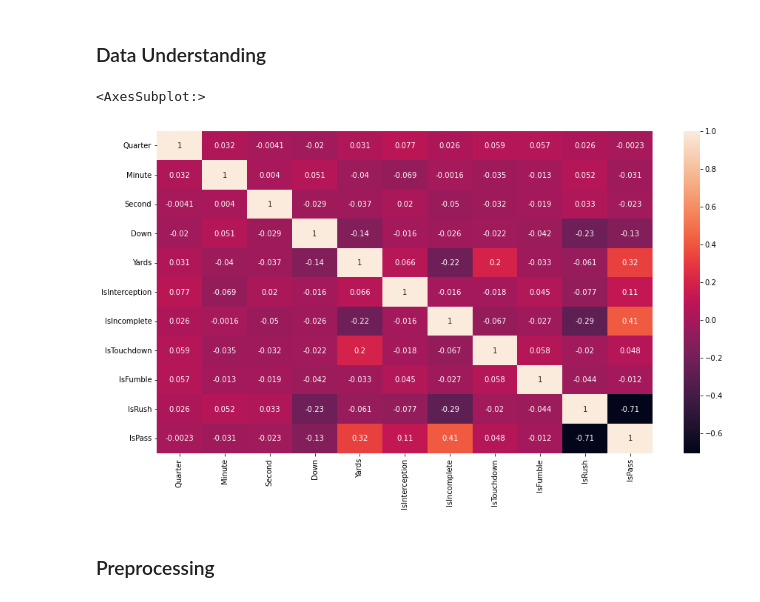
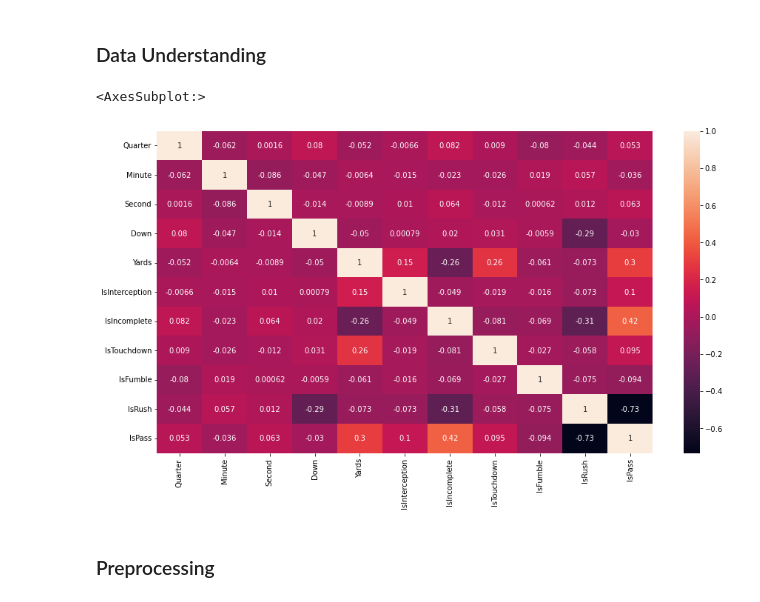
Before and after one commit to suzanneclk/MinnesotaYardage, a Jupyter notebook: Project 3 Minnesota Yardage.ipynb, the cells around one changed output. Cells and saved outputs as stored; diff of their text form; code cells hidden in the pictures.

```diff
--- a/Project 3 Minnesota Yardage.ipynb
+++ b/Project 3 Minnesota Yardage.ipynb
@@ -109,7 +109,7 @@ yes_list
 # %%
 df = df[yes_list]
 v = df[df["Down"] != 0]
-v = v[v["Yards"] < 99]
+v = v[v["Yards"] < 90]
 # %% [markdown]
 ### Sorting
 # %%
@@ -126,10 +126,10 @@ penalty = p.drop(['OffenseTeam', 'DefenseTeam', 'PenaltyTeam','Yards'], axis = 1
 ### Data Understanding
 # %%
 plt.figure(figsize=(15,8))
-sns.heatmap(defense.corr(),annot = True)
+sns.heatmap(offense.corr(),annot = True)
 # %% [output]
 <AxesSubplot:>
-[figure, old version]
+[figure, new version]
 # %% [markdown]
 ### Preprocessing
 # %% [markdown]
```
Also changed, not shown: parts of 13 cells of this notebook.
